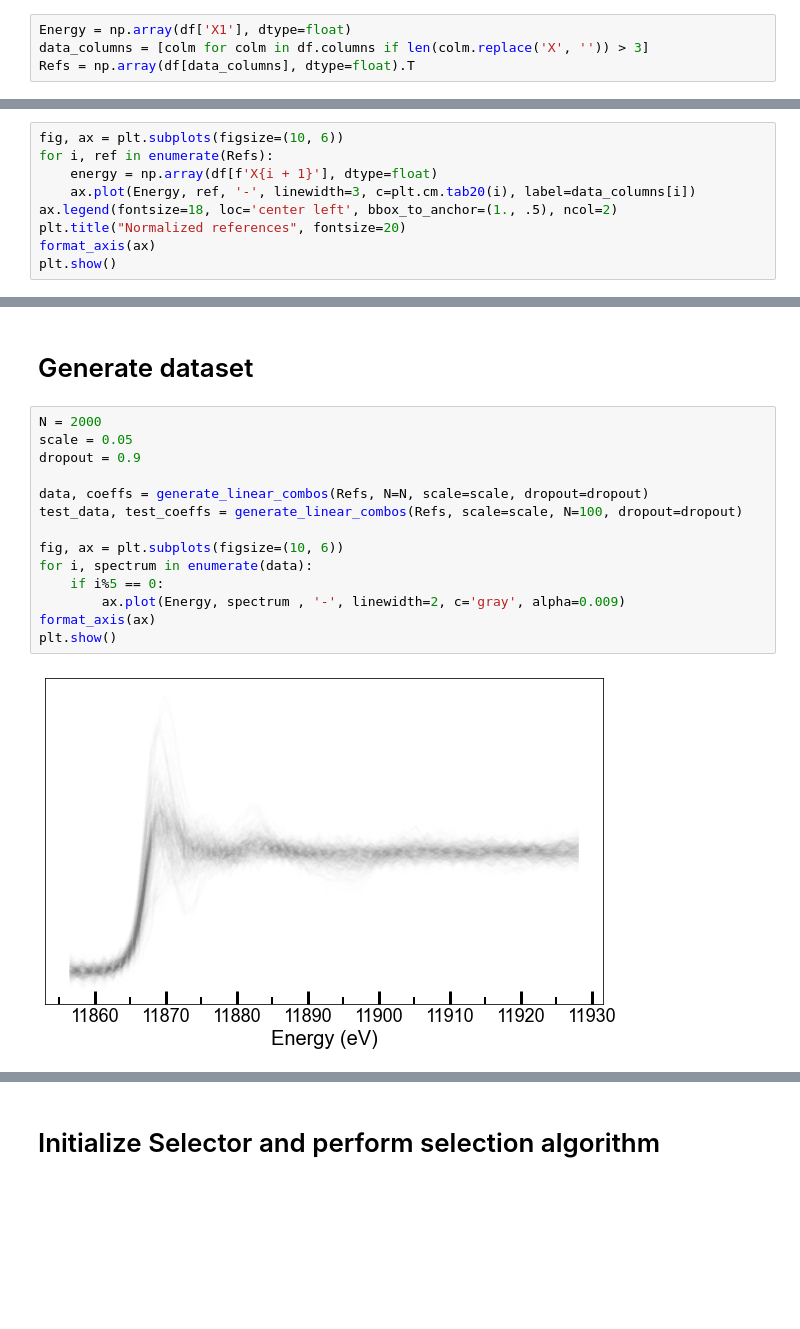
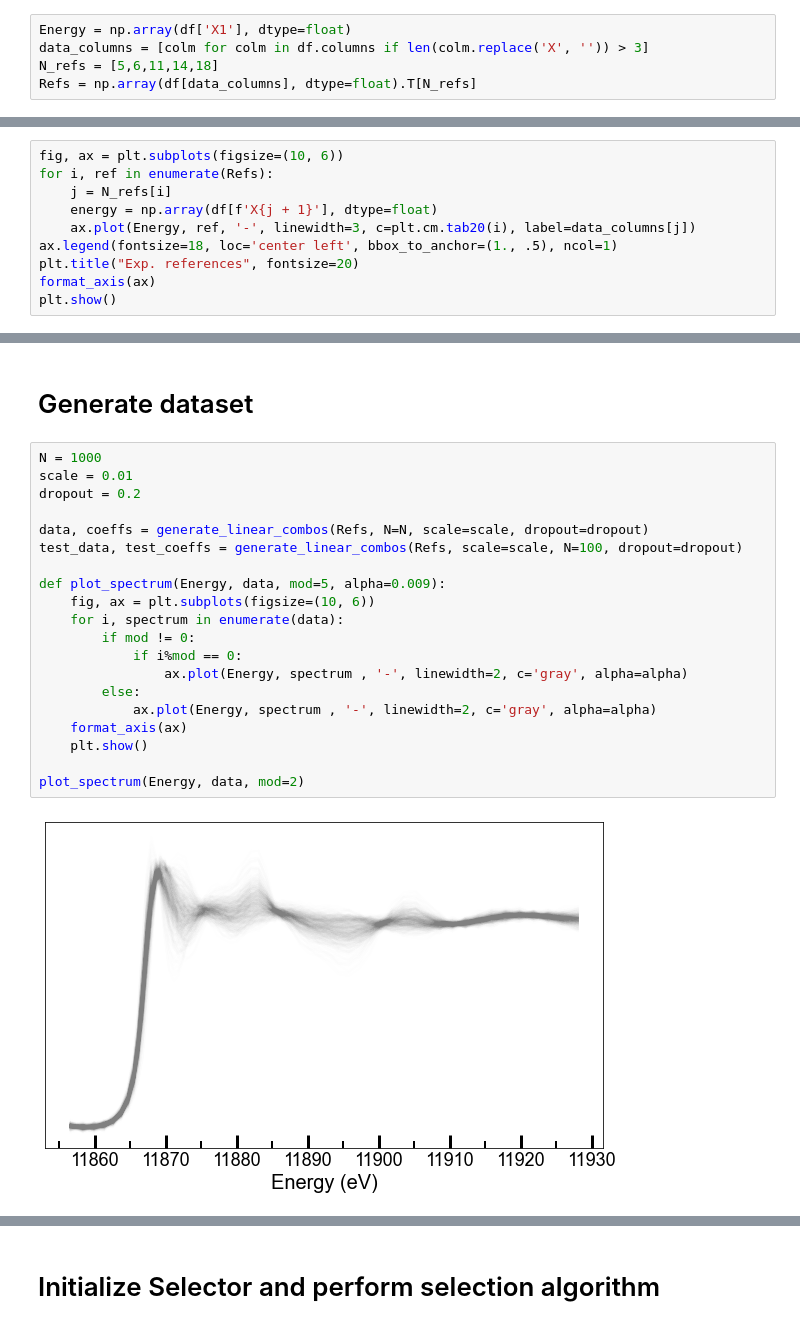
Before and after one commit to stetef/Energy-Point-Selection, a Jupyter notebook: Visualization.ipynb, the cells around one changed output, grey strips where cells are left out. Drawn from its saved outputs; the diff is of its cells as text; blank space fills up the shorter version.

```diff
--- a/Visualization.ipynb
+++ b/Visualization.ipynb
@@ -34,16 +36,18 @@ df.head()
 # %%
 Energy = np.array(df['X1'], dtype=float)
 data_columns = [colm for colm in df.columns if len(colm.replace('X', '')) > 3]
-Refs = np.array(df[data_columns], dtype=float).T
+N_refs = [5,6,11,14,18]
+Refs = np.array(df[data_columns], dtype=float).T[N_refs]
 # %% [markdown]
 Visualize reference spectra
 # %%
 fig, ax = plt.subplots(figsize=(10, 6))
 for i, ref in enumerate(Refs):
-    energy = np.array(df[f'X{i + 1}'], dtype=float)
-    ax.plot(Energy, ref, '-', linewidth=3, c=plt.cm.tab20(i), label=data_columns[i])
-ax.legend(fontsize=18, loc='center left', bbox_to_anchor=(1., .5), ncol=2)
-plt.title("Normalized references", fontsize=20)
+    j = N_refs[i]
+    energy = np.array(df[f'X{j + 1}'], dtype=float)
+    ax.plot(Energy, ref, '-', linewidth=3, c=plt.cm.tab20(i), label=data_columns[j])
+ax.legend(fontsize=18, loc='center left', bbox_to_anchor=(1., .5), ncol=1)
+plt.title("Exp. references", fontsize=20)
 format_axis(ax)
 plt.show()
 # %% [output]
@@ -81,21 +85,27 @@ plt.show()
 # %% [markdown]
 # Generate dataset
 # %%
-N = 2000
-scale = 0.05
-dropout = 0.9
+N = 1000
+scale = 0.01
+dropout = 0.2
 
 data, coeffs = generate_linear_combos(Refs, N=N, scale=scale, dropout=dropout)
 test_data, test_coeffs = generate_linear_combos(Refs, scale=scale, N=100, dropout=dropout)
 
-fig, ax = plt.subplots(figsize=(10, 6))
-for i, spectrum in enumerate(data):
-    if i%5 == 0:
-        ax.plot(Energy, spectrum , '-', linewidth=2, c='gray', alpha=0.009)
-format_axis(ax)
-plt.show()
+def plot_spectrum(Energy, data, mod=5, alpha=0.009):
+    fig, ax = plt.subplots(figsize=(10, 6))
+    for i, spectrum in enumerate(data):
+        if mod != 0:
+            if i%mod == 0:
+                ax.plot(Energy, spectrum , '-', linewidth=2, c='gray', alpha=alpha)
+        else:
+            ax.plot(Energy, spectrum , '-', linewidth=2, c='gray', alpha=alpha)
+    format_axis(ax)
+    plt.show()
+
+plot_spectrum(Energy, data, mod=2)
 # %% [output]
-[figure, old version]
+[figure, new version]
 # %%
 fig, ax = plt.subplots(figsize=(4, 4))
 
```
Also changed, not shown: parts of 11 cells of this notebook, 4 other files.
